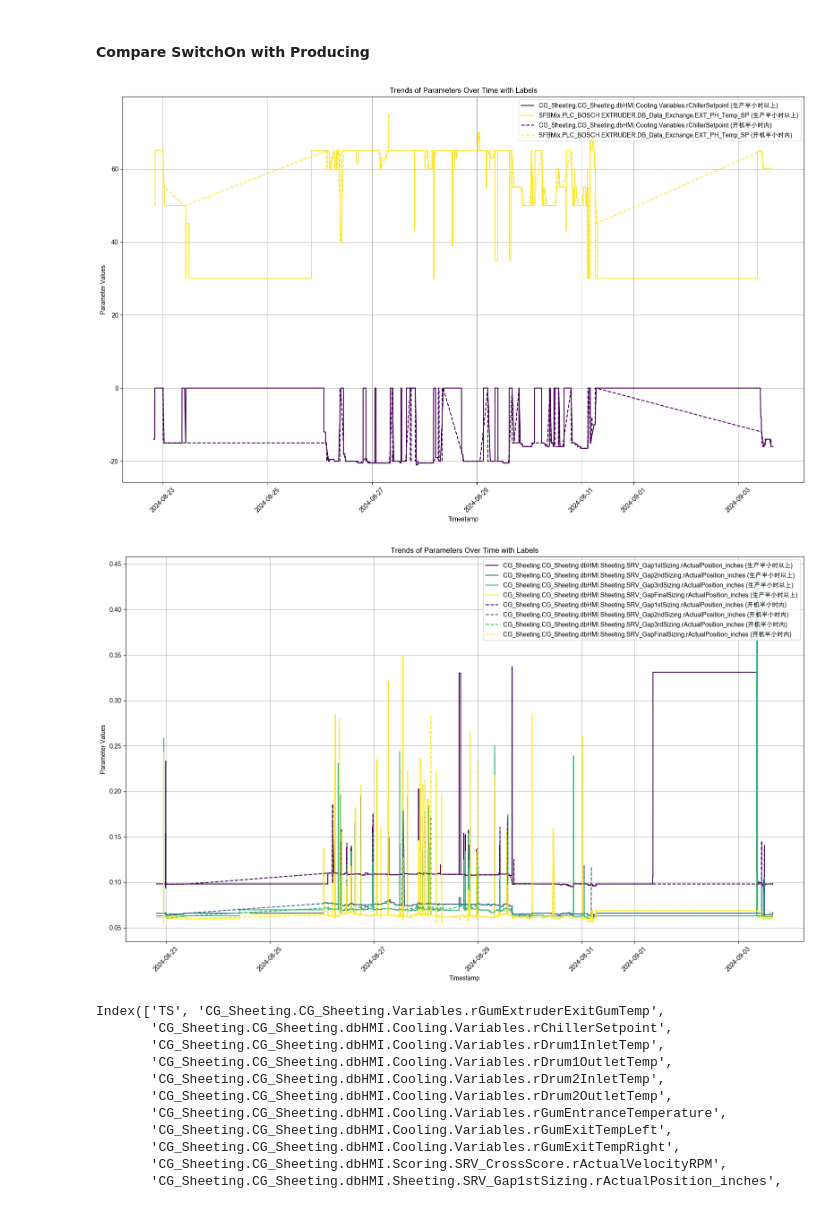
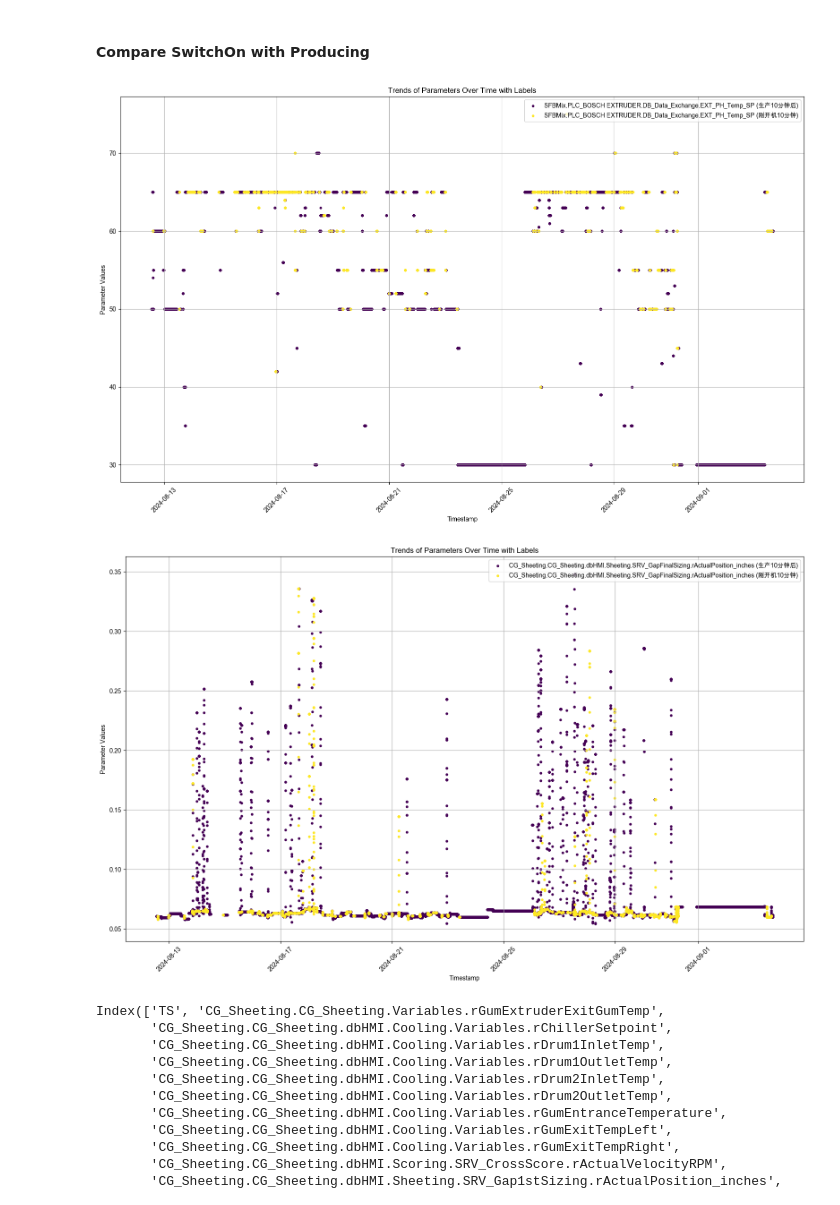
Before and after one commit to klein-wang/TechNow, a Jupyter notebook: Projects/Mars Thallo/gum_switchon_vs_producing/gum_switchon_vs_producing.ipynb, the cells around one changed output. Cells and saved outputs as stored; diff of their text form; code cells hidden in the pictures.

```diff
--- a/Projects/Mars Thallo/gum_switchon_vs_producing/gum_switchon_vs_producing.ipynb
+++ b/Projects/Mars Thallo/gum_switchon_vs_producing/gum_switchon_vs_producing.ipynb
@@ -78,53 +78,54 @@ memory usage: 122.1 MB
 # %% [markdown]
 #### Compare SwitchOn with Producing
 # %%
-df_cleaned['label'] = np.where(df_cleaned['prod_time'] < 30, '开机半小时内', '生产半小时以上')
+threshold = 10
+df_cleaned['label'] = np.where(df_cleaned['prod_time'] < threshold, f'刚开机{threshold}分钟', f'生产{threshold}分钟后')
 # %%
 def plot_parameter_trends_with_labels(para_list, df, df_time_column='TS', label_column='label'):
 
     # Create a figure and axis
     fig, ax = plt.subplots(figsize=(16, 10))
-    colors = plt.cm.viridis(np.linspace(0, 1, len(para_list)))
+    colors = plt.cm.viridis(np.linspace(0, 1, len(para_list)*2))
 
     # Plot each parameter for each label
     for i, label in enumerate(df[label_column].unique()):
         label_df = df[df[label_column] == label]
         for j, para in enumerate(para_list):
-            # Use a different line style for each label
-            linestyle = ['-', '--', '-.', ':', '.'][i % 5]  # 5 different line styles
-            ax.plot(label_df[df_time_column], label_df[para], label=f"{para} ({label})", color = colors[j], linestyle=linestyle) # color=colors[i*len(para_list)+j]
+            ax.scatter(label_df[df_time_column], label_df[para], label=f"{para} ({label})", color=colors[i*len(para_list)+j], s=10)
+            # linestyle = ['-', '--', '-.', ':', '.'][i % 5]  # 5 different line styles
+            # ax.plot(label_df[df_time_column], label_df[para], label=f"{para} ({label})", color = colors[j], linestyle=linestyle) # color=colors[i*len(para_list)+j]
 
     # Formatting the plot
     ax.set_xlabel('Timestamp')
     ax.set_ylabel('Parameter Values')
     ax.set_title('Trends of Parameters Over Time with Labels')
     legend_loc = 'upper right'
     ax.legend(loc=legend_loc)
     ax.grid(True)
 
     # Rotate the x-axis labels for better readability
     plt.xticks(rotation=45)
 
     # Show the plot
     plt.tight_layout()
     plt.show()
 
 para_list_temperature = [
-       'CG_Sheeting.CG_Sheeting.dbHMI.Cooling.Variables.rChillerSetpoint',
+    #    'CG_Sheeting.CG_Sheeting.dbHMI.Cooling.Variables.rChillerSetpoint',
        'SFBMix.PLC_BOSCH EXTRUDER.DB_Data_Exchange.EXT_PH_Temp_SP'
 ]
 plot_parameter_trends_with_labels(para_list_temperature, df_cleaned, df_time_column='TS', label_column='label')
 
 para_list_roller = [
-       'CG_Sheeting.CG_Sheeting.dbHMI.Sheeting.SRV_Gap1stSizing.rActualPosition_inches',
-       'CG_Sheeting.CG_Sheeting.dbHMI.Sheeting.SRV_Gap2ndSizing.rActualPosition_inches',
-       'CG_Sheeting.CG_Sheeting.dbHMI.Sheeting.SRV_Gap3rdSizing.rActualPosition_inches',
+    #    'CG_Sheeting.CG_Sheeting.dbHMI.Sheeting.SRV_Gap1stSizing.rActualPosition_inches',
+    #    'CG_Sheeting.CG_Sheeting.dbHMI.Sheeting.SRV_Gap2ndSizing.rActualPosition_inches',
+    #    'CG_Sheeting.CG_Sheeting.dbHMI.Sheeting.SRV_Gap3rdSizing.rActualPosition_inches',
        'CG_Sheeting.CG_Sheeting.dbHMI.Sheeting.SRV_GapFinalSizing.rActualPosition_inches'
 ]
 plot_parameter_trends_with_labels(para_list_roller, df_cleaned, df_time_column='TS', label_column='label')
 # %% [output]
-[figure, old version]
+[figure, new version]
-[figure, old version]
+[figure, new version]
 # %%
 df_cleaned.columns
 # %% [output]
```
Also changed, not shown: parts of 2 cells of this notebook, 1 other file.
